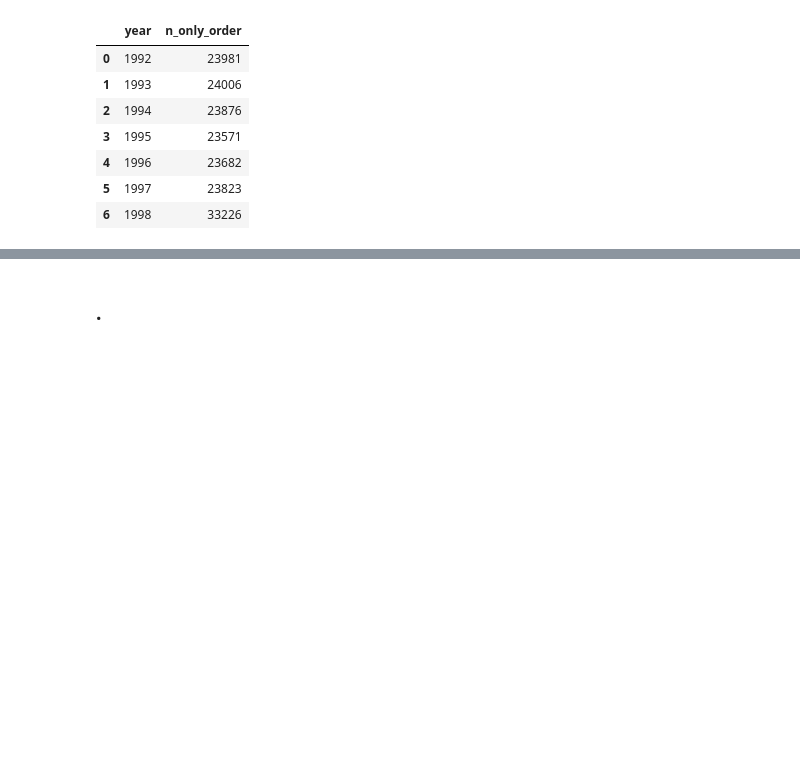
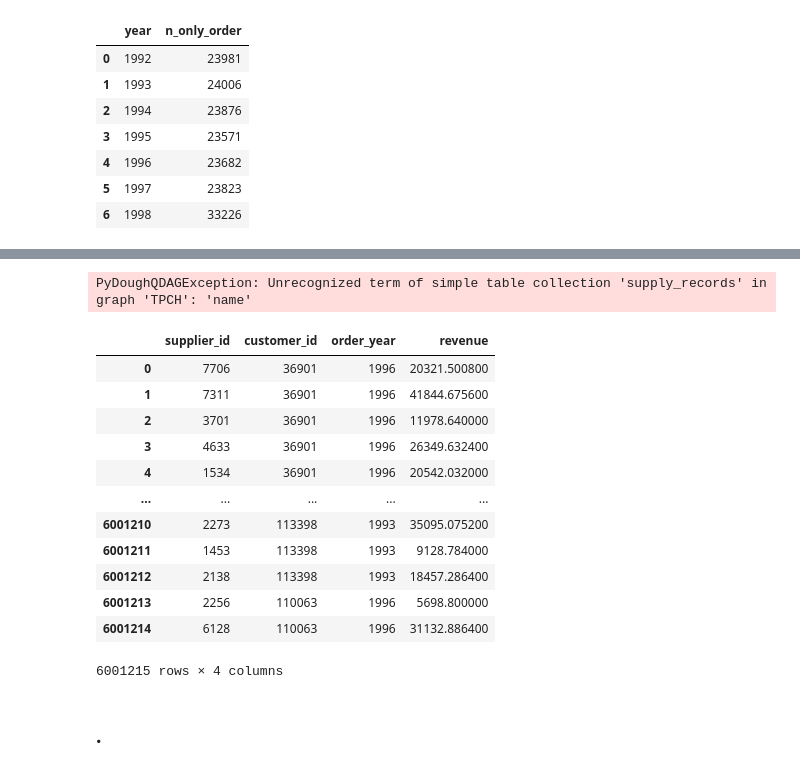
Before and after one commit to bodo-ai/text2pydough, a Jupyter notebook: workbench/AAraya/TPCH_Testing.ipynb, the cells around one changed output, grey strips where cells are left out. Drawn from its saved outputs; the diff is of its cells as text; code cells hidden in the pictures; blank space fills up the shorter version.

```diff
--- a/workbench/AAraya/TPCH_Testing.ipynb
+++ b/workbench/AAraya/TPCH_Testing.ipynb
@@ -1819,0 +2282,14 @@ sql_output
+# %%
+%%pydough
+
+supps = supply_records.CALCULATE(supp_name= supplier.name, part_brand = part.brand)
+
+total_parts_bysupp = PARTITION(supply_records, name = 'total', by = supplier.name).CALCULATE(
+    total_supp_name = supplier.name,
+    part_brand = part.brand,
+    total_amount= COUNT(total.part))
+
+
+pydough.to_df(total_parts_bysupp)
+# %% [output]
+PyDoughQDAGException: Unrecognized term of simple table collection 'supply_records' in graph 'TPCH': 'name'
@@ -1820,3 +2316,30 @@ sql_output
+# %%
+%%pydough
+
+# Step 1: Compute order revenue per line item before partitioning
+order_revenue = lines.CALCULATE(
+    supplier_id=supplier_key,
+    customer_id=order.customer_key,
+    order_year=YEAR(order.order_date),
+    revenue=extended_price * (1 - discount)  # Compute revenue per order line
+)
+
+
+pydough.to_df(order_revenue)
+# %% [output]
+|  | supplier_id | customer_id | order_year | revenue |
+| 0 | 7706 | 36901 | 1996 | 20321.500800 |
+| 1 | 7311 | 36901 | 1996 | 41844.675600 |
+| 2 | 3701 | 36901 | 1996 | 11978.640000 |
+| 3 | 4633 | 36901 | 1996 | 26349.632400 |
+| 4 | 1534 | 36901 | 1996 | 20542.032000 |
+| ... | ... | ... | ... | ... |
+| 6001210 | 2273 | 113398 | 1993 | 35095.075200 |
+| 6001211 | 1453 | 113398 | 1993 | 9128.784000 |
+| 6001212 | 2138 | 113398 | 1993 | 18457.286400 |
+| 6001213 | 2256 | 110063 | 1996 | 5698.800000 |
+| 6001214 | 6128 | 110063 | 1996 | 31132.886400 |
+6001215 rows × 4 columns
 # %% [markdown]
 ### .
 # %%
```
Also changed, not shown: parts of 47 cells of this notebook, 7 other files.
